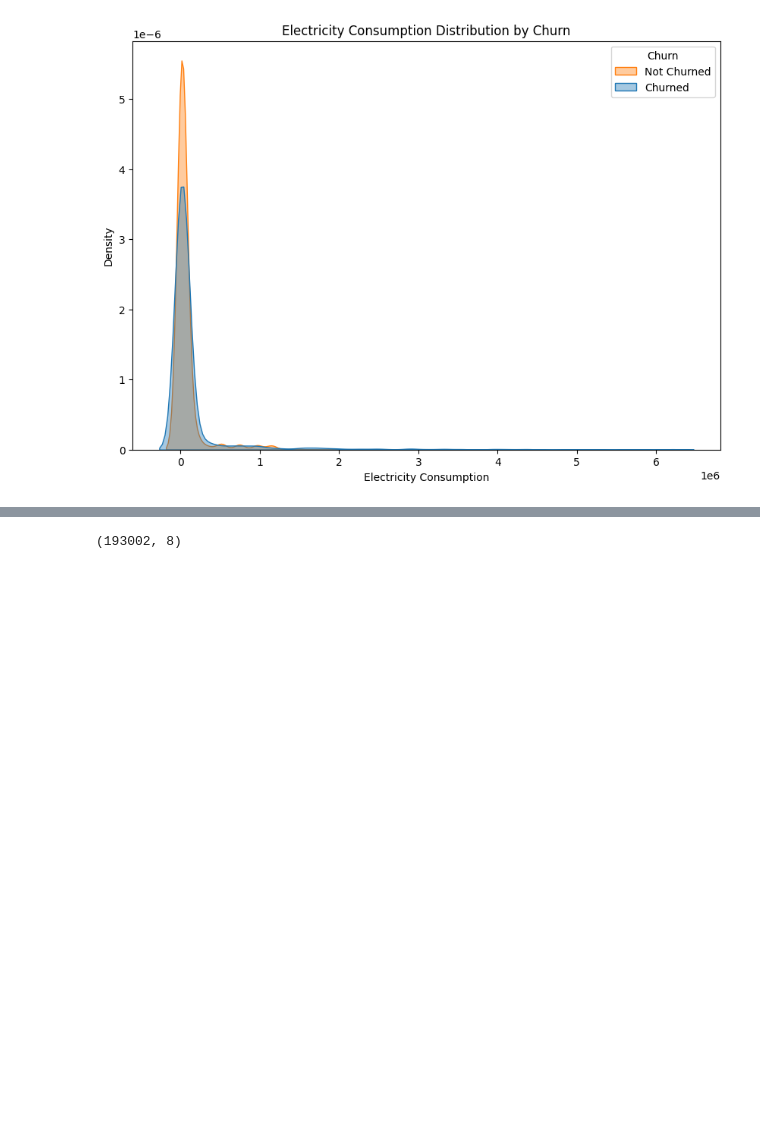
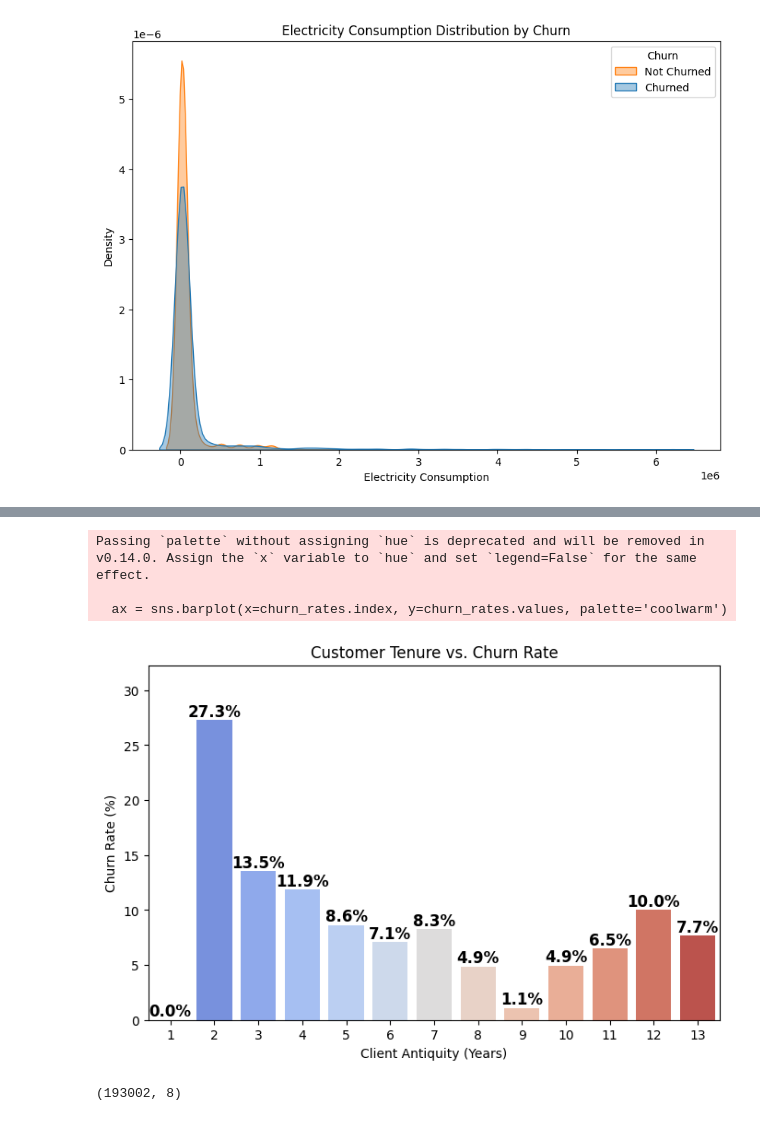
Before and after one commit to data-detectiv/bcg-data-science-job-simulation, a Jupyter notebook: churn_analysis.ipynb, the cells around one changed output, grey strips where cells are left out. Drawn from its saved outputs; the diff is of its cells as text; code cells hidden in the pictures; blank space fills up the shorter version.

```diff
--- a/churn_analysis.ipynb
+++ b/churn_analysis.ipynb
@@ -97,3 +153,28 @@ array([ 3,  6,  4,  5,  7, 11, 12,  8,  9, 10,  2, 13,  1], dtype=int64)
+# %%
+churn_rates = df_client.groupby('num_years_antig')['churn'].mean() * 100  # Convert to percentage
+
+# Create bar plot
+plt.figure(figsize=(8, 5))
+ax = sns.barplot(x=churn_rates.index, y=churn_rates.values, palette='coolwarm')
+
+# Add labels on top of bars
+for p in ax.patches:
+    ax.annotate(f'{p.get_height():.1f}%',
+                (p.get_x() + p.get_width() / 2, p.get_height()),
+                ha='center', va='bottom', fontsize=12, fontweight='bold')
+
+# Customize plot
+plt.ylabel('Churn Rate (%)')
+plt.xlabel('Client Antiquity (Years)')
+plt.title('Customer Tenure vs. Churn Rate')
+plt.ylim(0, max(churn_rates.values) + 5)  # Adjust y-axis limit
+
+plt.show()
+# %% [output]
+Passing `palette` without assigning `hue` is deprecated and will be removed in v0.14.0. Assign the `x` variable to `hue` and set `legend=False` for the same effect.
+
+  ax = sns.barplot(x=churn_rates.index, y=churn_rates.values, palette='coolwarm')
+[figure, added]
 # %%
 print(df_price.shape)
 df_price.head()
```
Also changed, not shown: parts of 21 cells of this notebook, 1 other file.
